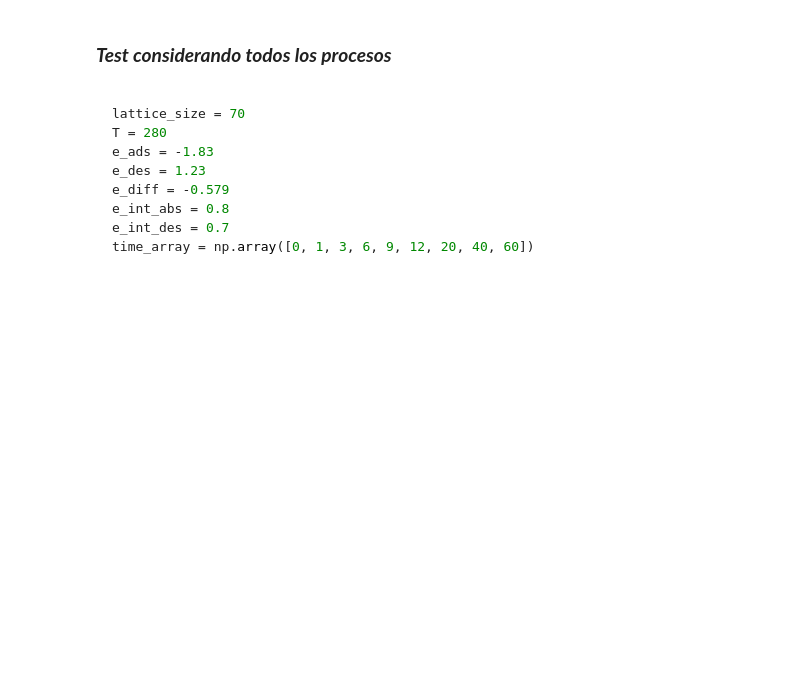
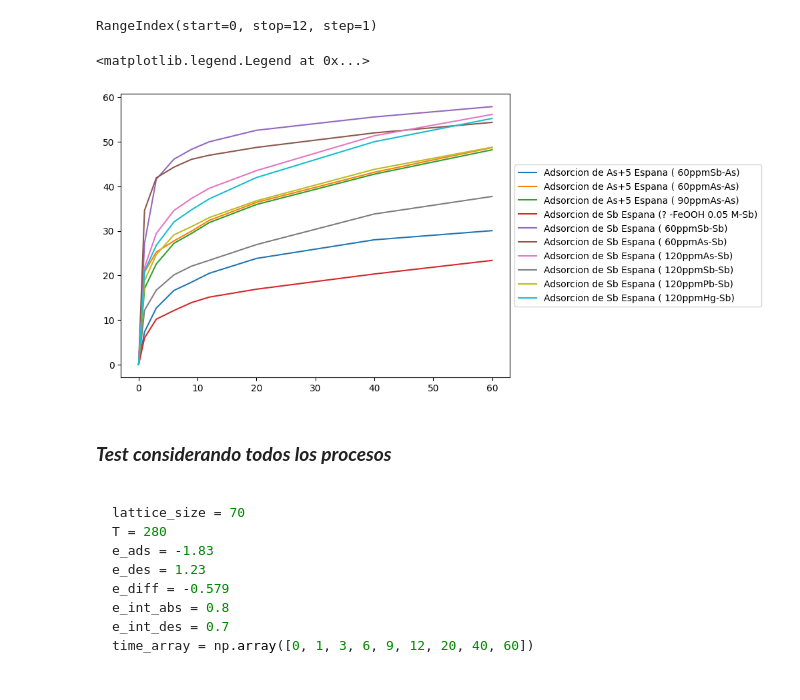
Before and after one commit to hernansalinas/00_TrabajoGradoGerman, a Jupyter notebook: Codes/kMC ordenado/kMC_GeneralAdsorptionModel_v1.ipynb, the cells around one changed output. Saved outputs shown, nothing was run; the diff lists cells and outputs as text; code cells hidden in the pictures; blank space fills up the shorter version.

```diff
--- a/Codes/kMC ordenado/kMC_GeneralAdsorptionModel_v1.ipynb
+++ b/Codes/kMC ordenado/kMC_GeneralAdsorptionModel_v1.ipynb
@@ -17,3 +29,22 @@ data.insert(0, 'T0', 0)
+# %%
+data.index
+# %% [output]
+RangeIndex(start=0, stop=12, step=1)
+# %%
+time_array = np.array([0, 1, 3, 6, 9, 12, 20, 40, 60])
+
+for i in range(len(data)):
+    if i != 3 and i != 7:
+        valores_numericos = pd.to_numeric(data.iloc[i], errors='coerce').dropna()
+        etiqueta = data.iloc[i]['Fuente(experimento)']
+        plt.plot(time_array, valores_numericos.values, label=etiqueta)
+
+plt.legend()
+plt.tight_layout()
+plt.legend(loc='center left', bbox_to_anchor=(1, 0.5))
+# %% [output]
+<matplotlib.legend.Legend at 0x...>
+[figure, added]
 # %%
 import numpy as np
 
```
Also changed, not shown: parts of 5 cells of this notebook, 2 other files.
